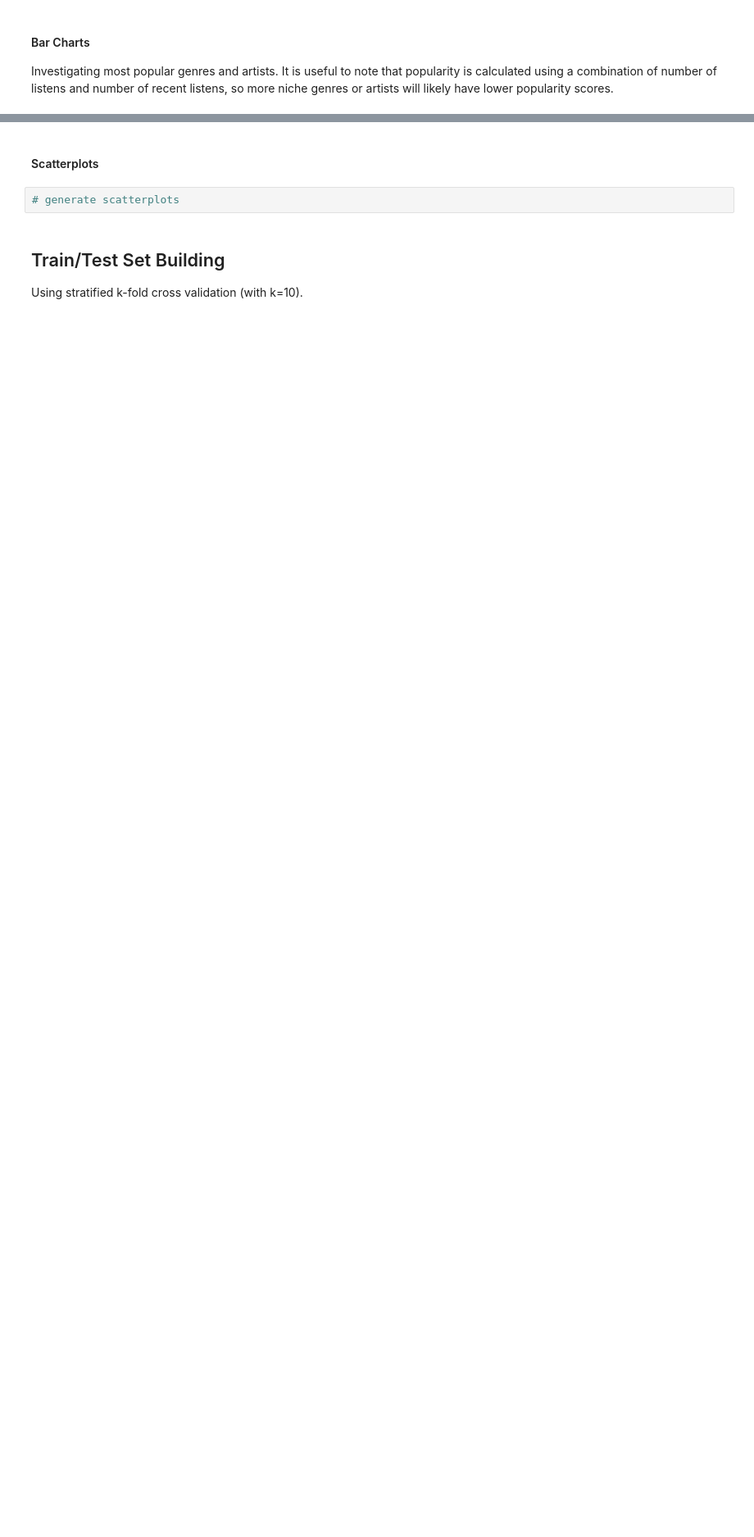
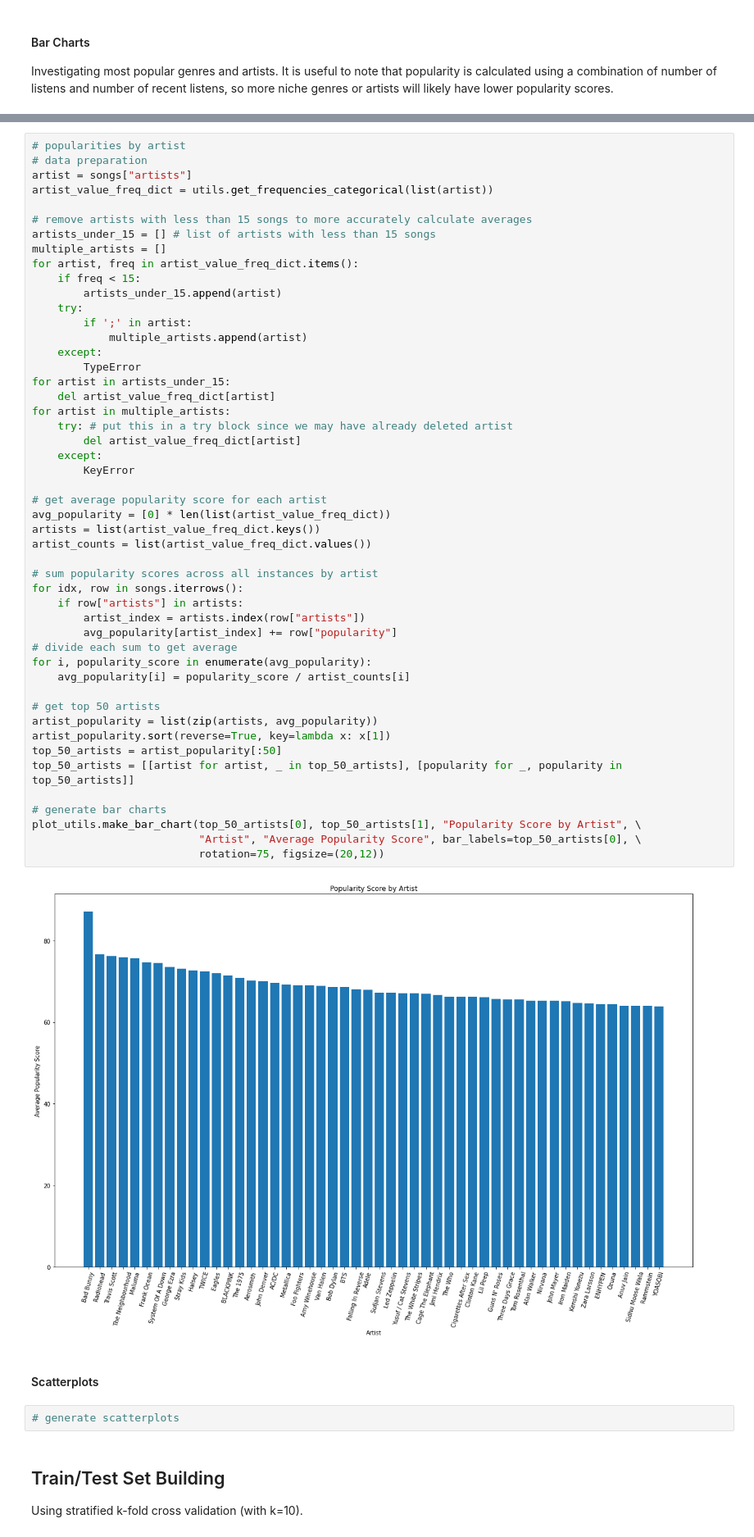
Before and after one commit to ebodenbender/Music-Popularity-Classification, a Jupyter notebook: song-classication.ipynb, the cells around one changed output, grey strips where cells are left out. Shown: that part at 82% size. Drawn from its saved outputs; the diff is of its cells as text; blank space fills up the shorter version.

Commit message:
added bar chart of top 50 artists popularity scores

```diff
--- a/song-classication.ipynb
+++ b/song-classication.ipynb
@@ -208,3 +179,54 @@ Name: artists, Length: 114000, dtype: object
+# %%
+# popularities by artist
+# data preparation
+artist = songs["artists"]
+artist_value_freq_dict = utils.get_frequencies_categorical(list(artist))
+
+# remove artists with less than 15 songs to more accurately calculate averages
+artists_under_15 = [] # list of artists with less than 15 songs
+multiple_artists = []
+for artist, freq in artist_value_freq_dict.items():
+    if freq < 15:
+        artists_under_15.append(artist)
+    try:
+        if ';' in artist:
+            multiple_artists.append(artist)
+    except:
+        TypeError
+for artist in artists_under_15:
+    del artist_value_freq_dict[artist]
+for artist in multiple_artists:
+    try: # put this in a try block since we may have already deleted artist
+        del artist_value_freq_dict[artist]
+    except:
+        KeyError
+
+# get average popularity score for each artist
+avg_popularity = [0] * len(list(artist_value_freq_dict))
+artists = list(artist_value_freq_dict.keys())
+artist_counts = list(artist_value_freq_dict.values())
+
+# sum popularity scores across all instances by artist
+for idx, row in songs.iterrows():
+    if row["artists"] in artists:
+        artist_index = artists.index(row["artists"])
+        avg_popularity[artist_index] += row["popularity"]
+# divide each sum to get average
+for i, popularity_score in enumerate(avg_popularity):
+    avg_popularity[i] = popularity_score / artist_counts[i]
+
+# get top 50 artists
+artist_popularity = list(zip(artists, avg_popularity))
+artist_popularity.sort(reverse=True, key=lambda x: x[1])
+top_50_artists = artist_popularity[:50]
+top_50_artists = [[artist for artist, _ in top_50_artists], [popularity for _, popularity in top_50_artists]]
+
+# generate bar charts
+plot_utils.make_bar_chart(top_50_artists[0], top_50_artists[1], "Popularity Score by Artist", \
+                          "Artist", "Average Popularity Score", bar_labels=top_50_artists[0], \
+                          rotation=75, figsize=(20,12))
+# %% [output]
+[figure, added]
 # %% [markdown]
 #### Scatterplots
 # %%
```
Also changed, not shown: parts of 3 cells of this notebook.
